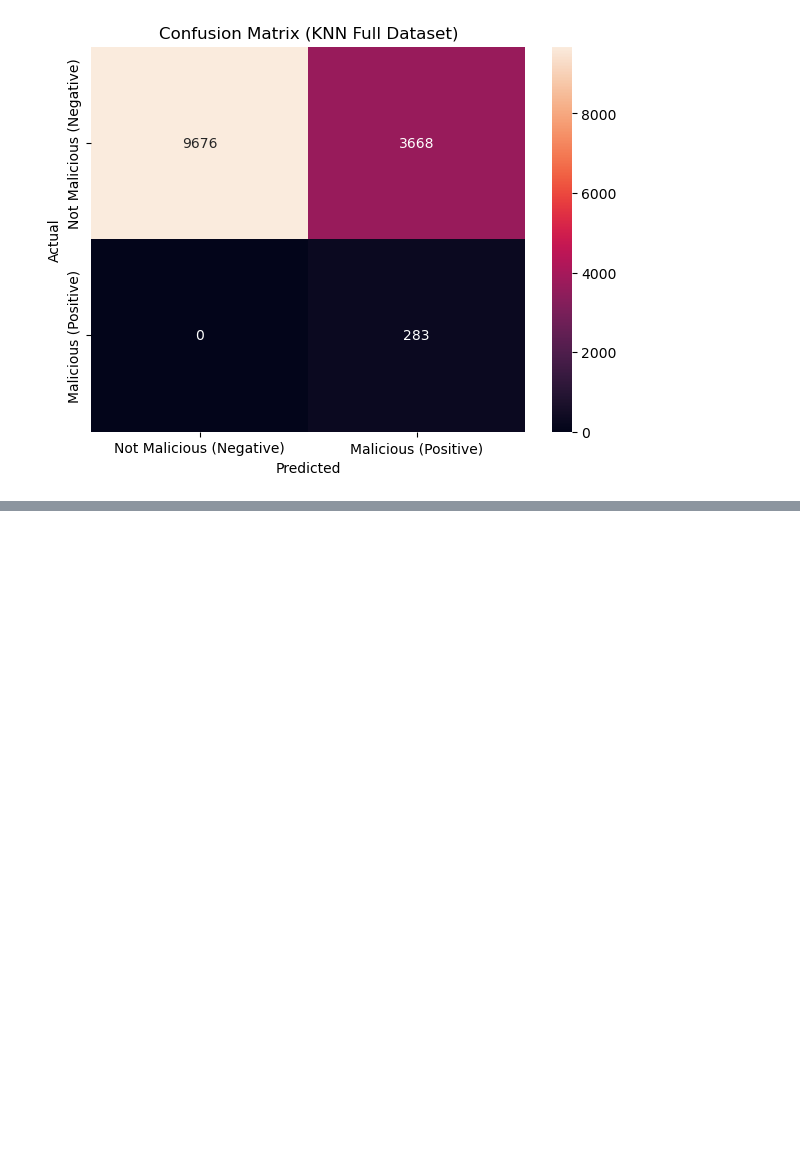
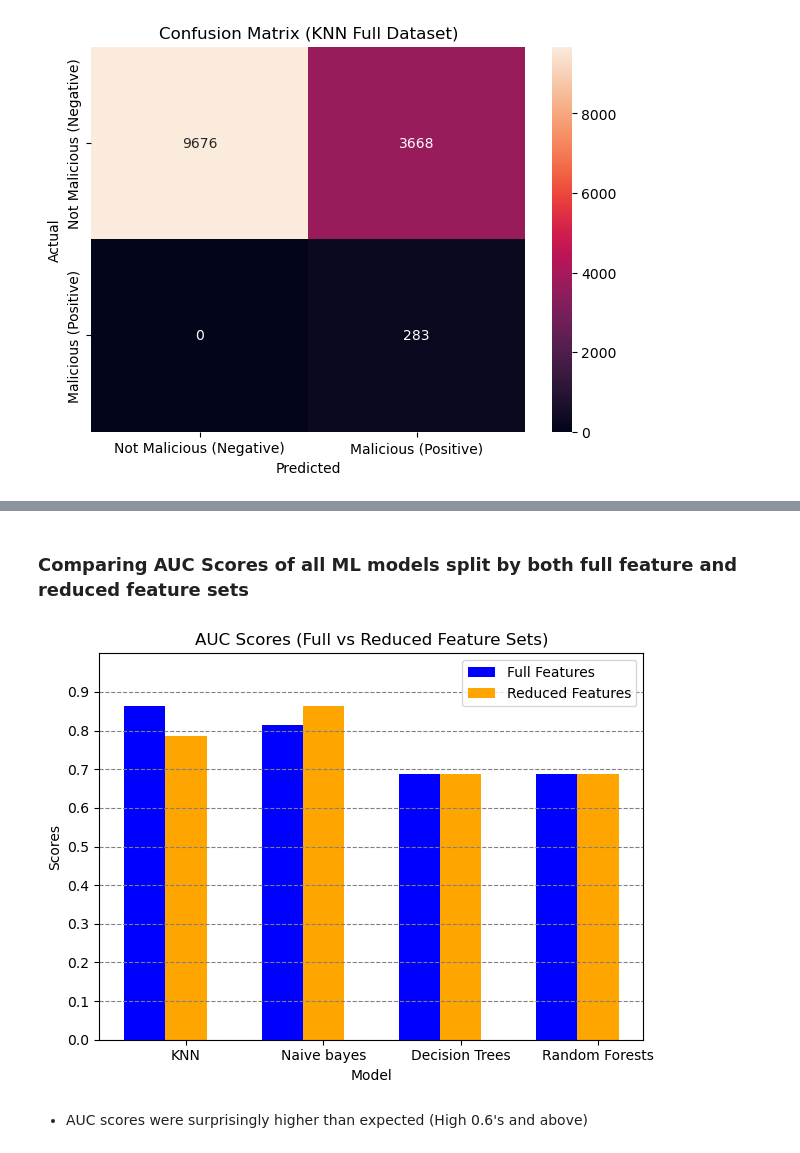
Before and after one commit to JustinBui/CPSC483-URL-Classifier, a Jupyter notebook: 2 - ML Modeling.ipynb, the cells around one changed output, grey strips where cells are left out. Cells and saved outputs as stored; diff of their text form; code cells hidden in the pictures; blank space fills up the shorter version.

```diff
--- a/2 - ML Modeling.ipynb
+++ b/2 - ML Modeling.ipynb
@@ -664,0 +781,49 @@ plot_show_auc(rfc_full_predictions, rfc_reduced_predictions, y_test, 'ROC Curve:
+# %% [markdown]
+### Comparing AUC Scores of all ML models split by both full feature and reduced feature sets
+# %%
+auc_f = [
+    roc_auc_score(y_test, knn_full_predictions),
+    roc_auc_score(y_test, gnb_full_predictions),
+    roc_auc_score(y_test, dc_full_predictions),
+    roc_auc_score(y_test, rfc_full_predictions)
+]
+
+auc_r = [
+    roc_auc_score(y_test, knn_reduced_predictions),
+    roc_auc_score(y_test, gnb_reduced_predictions),
+    roc_auc_score(y_test, dc_reduced_predictions),
+    roc_auc_score(y_test, rfc_reduced_predictions)
+]
+
+model_names = ['KNN', 'Naive bayes', 'Decision Trees', 'Random Forests']
+bar_width = 0.3
+fig, ax = plt.subplots()
+
+# create a bar graph for the accuracies of each model
+ax.bar(np.arange(len(model_names)), auc_f, width=bar_width, label='Full Features', color='blue')
+ax.bar(np.arange(len(model_names))+bar_width, auc_r, width=bar_width, label='Reduced Features', color='orange')
+
+# add x-axis tick labels and legend
+ax.set_xticks(np.arange(len(model_names))+bar_width)
+ax.set_xticklabels(model_names)
+ax.legend()
+
+# add axis labels and title
+ax.set_xlabel('Model')
+ax.set_ylabel('Scores')
+ax.set_title('AUC Scores (Full vs Reduced Feature Sets)')
+
+# Set y-axis and ticks
+ax.set_ylim([0, 1])
+ax.set_yticks(np.arange(0.0, 1.0, 0.1))
+
+# add a dashed background to the y-axis
+ax.yaxis.grid(color='gray', linestyle='--')
+
+# adjust the plot layout
+fig.tight_layout()
+plt.show()
+# %% [output]
+[figure, added]
+# %% [markdown]
+ - AUC scores were surprisingly higher than expected (High 0.6's and above)
```
Also changed, not shown: parts of 85 cells of this notebook.
